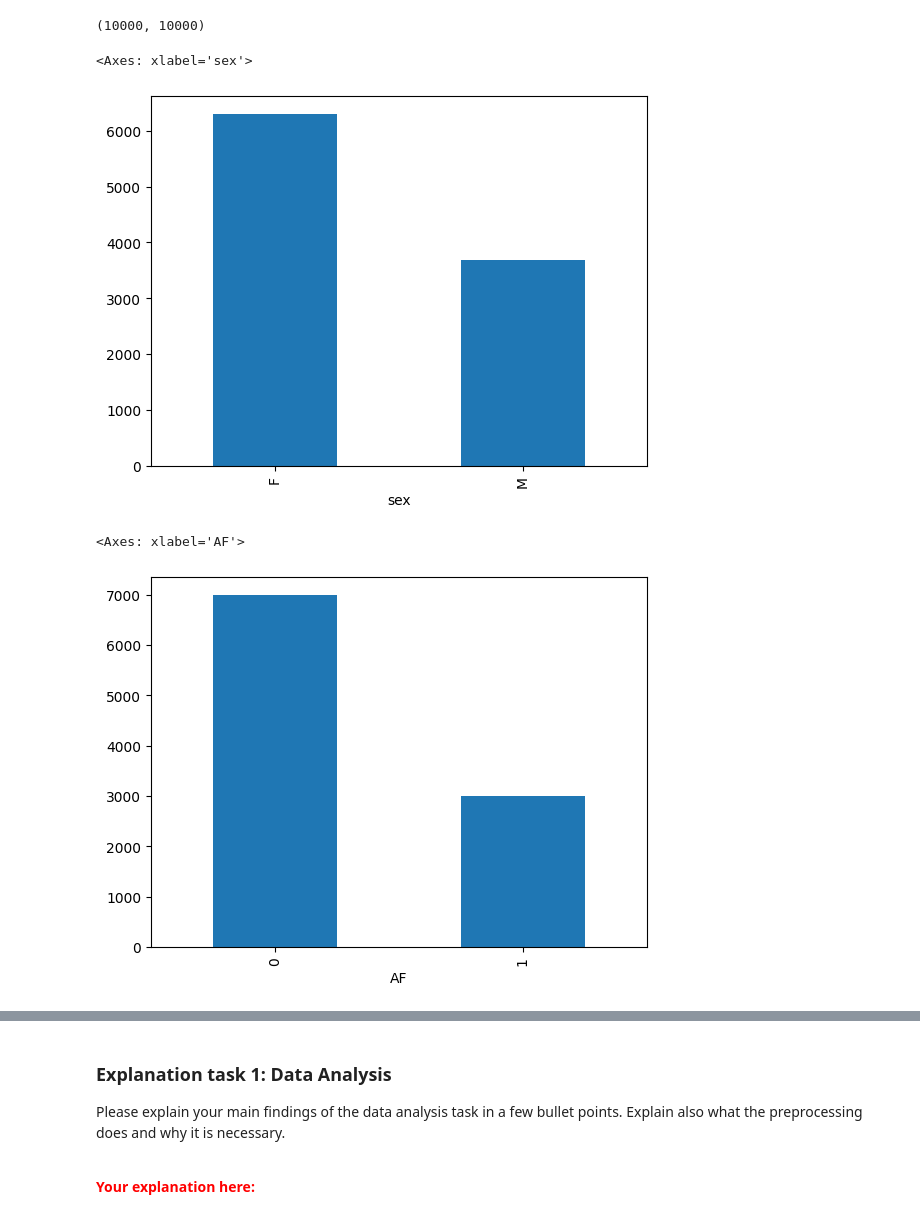
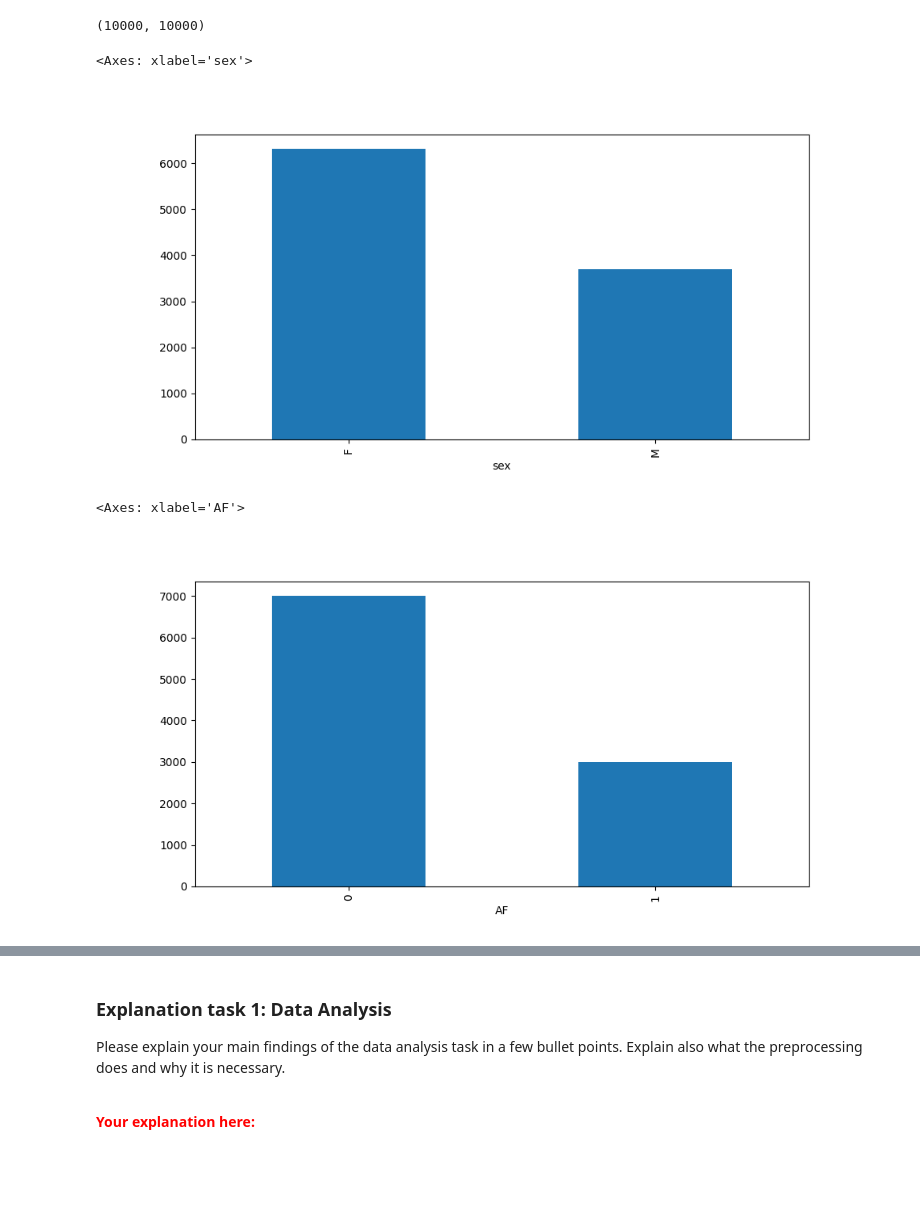
Before and after one commit to Arty-Facts/wasp_al_and_ml_2023, a Jupyter notebook: module3/assignment_ecg_classification.ipynb, the cells around one changed output, grey strips where cells are left out. Drawn from its saved outputs; the diff is of its cells as text; code cells hidden in the pictures; blank space fills up the shorter version.

```diff
--- a/module3/assignment_ecg_classification.ipynb
+++ b/module3/assignment_ecg_classification.ipynb
@@ -216,0 +200,8 @@ meta_data
+# %%
+meta_data = pd.read_csv('codesubset/train.csv')
+ids_traces = [int(x.split('TNMG')[1]) for x in list(pd.read_csv('codesubset/train/RECORDS.txt', header=None)[0])] # Get order of ids in traces
+INDEX_TO_ID = meta_data["id_exam"]
+meta_data.set_index('id_exam', inplace=True)
+meta_data = meta_data.reindex(ids_traces) # make sure the order is the same
+meta_data["date_exam"] = meta_data["date_exam"].astype("datetime64[ms]")
+meta_data
@@ -220,13 +226,15 @@ len(meta_data['id_patient']), len(meta_data['id_patient'].unique())
 # %% [output]
 (10000, 10000)
 # %%
-meta_data["sex"].groupby(meta_data["sex"]).count().plot(kind="bar")
+fig, ax = plt.subplots(1, 1, figsize=(10, 5))
+meta_data["sex"].groupby(meta_data["sex"]).count().plot(kind="bar", ax=ax)
 # %% [output]
 <Axes: xlabel='sex'>
-[figure, old version]
+[figure, new version]
 # %%
-meta_data["AF"].groupby(meta_data["AF"]).count().plot(kind="bar")
+fig, ax = plt.subplots(1, 1, figsize=(10, 5))
+meta_data["AF"].groupby(meta_data["AF"]).count().plot(kind="bar", ax=ax)
 # %% [output]
 <Axes: xlabel='AF'>
-[figure, old version]
+[figure, new version]
 # %%
```
Also changed, not shown: parts of 21 cells of this notebook, 1 other file.
